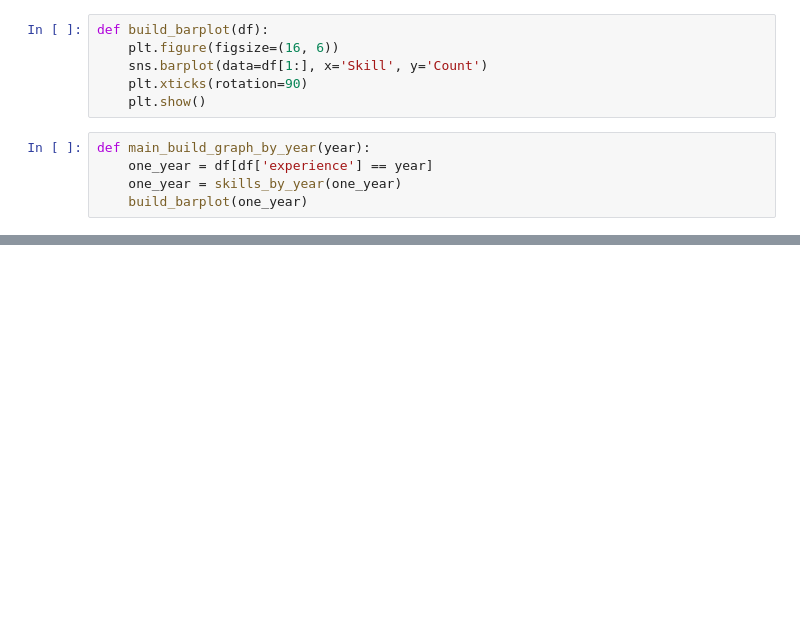
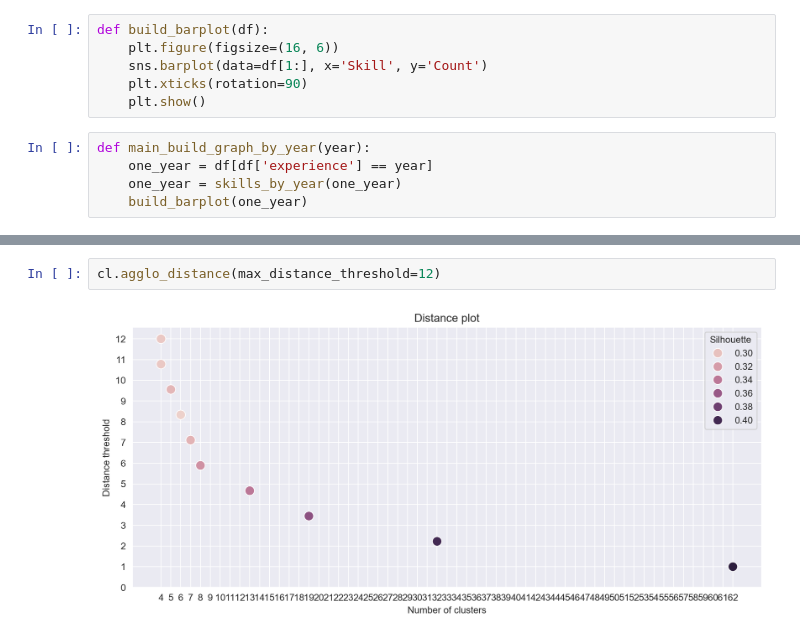
Before and after one commit to Familenko/djinni_statistic, a Jupyter notebook: analytic/main.ipynb, the cells around one changed output, grey strips where cells are left out. Saved outputs shown, nothing was run; the diff lists cells and outputs as text; blank space fills up the shorter version.

```diff
--- a/analytic/main.ipynb
+++ b/analytic/main.ipynb
@@ -438,0 +530,4 @@ main_build_graph_by_year(5)
+# %%
+cl.agglo_distance(max_distance_threshold=12)
+# %% [output]
+[figure, added]
```
Also changed, not shown: parts of 29 cells of this notebook.
